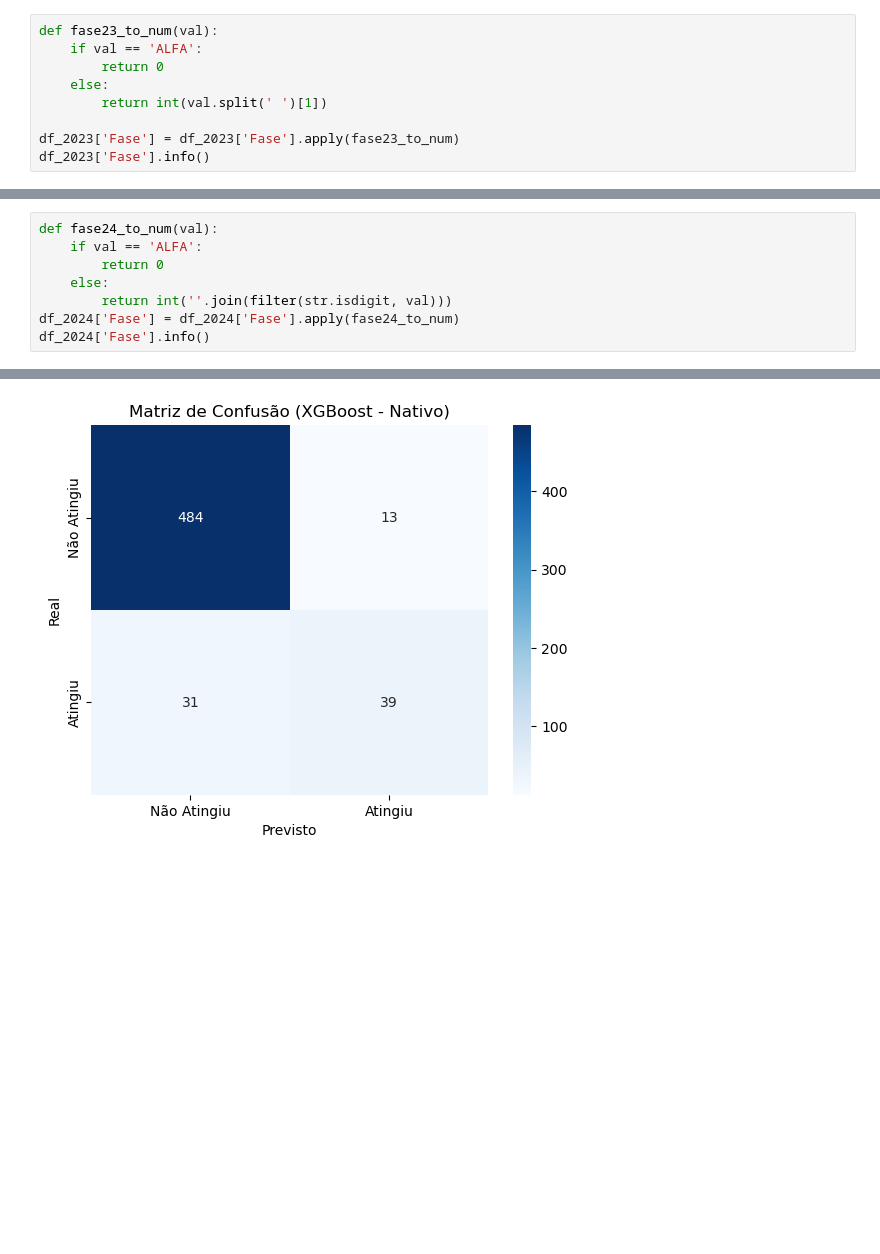
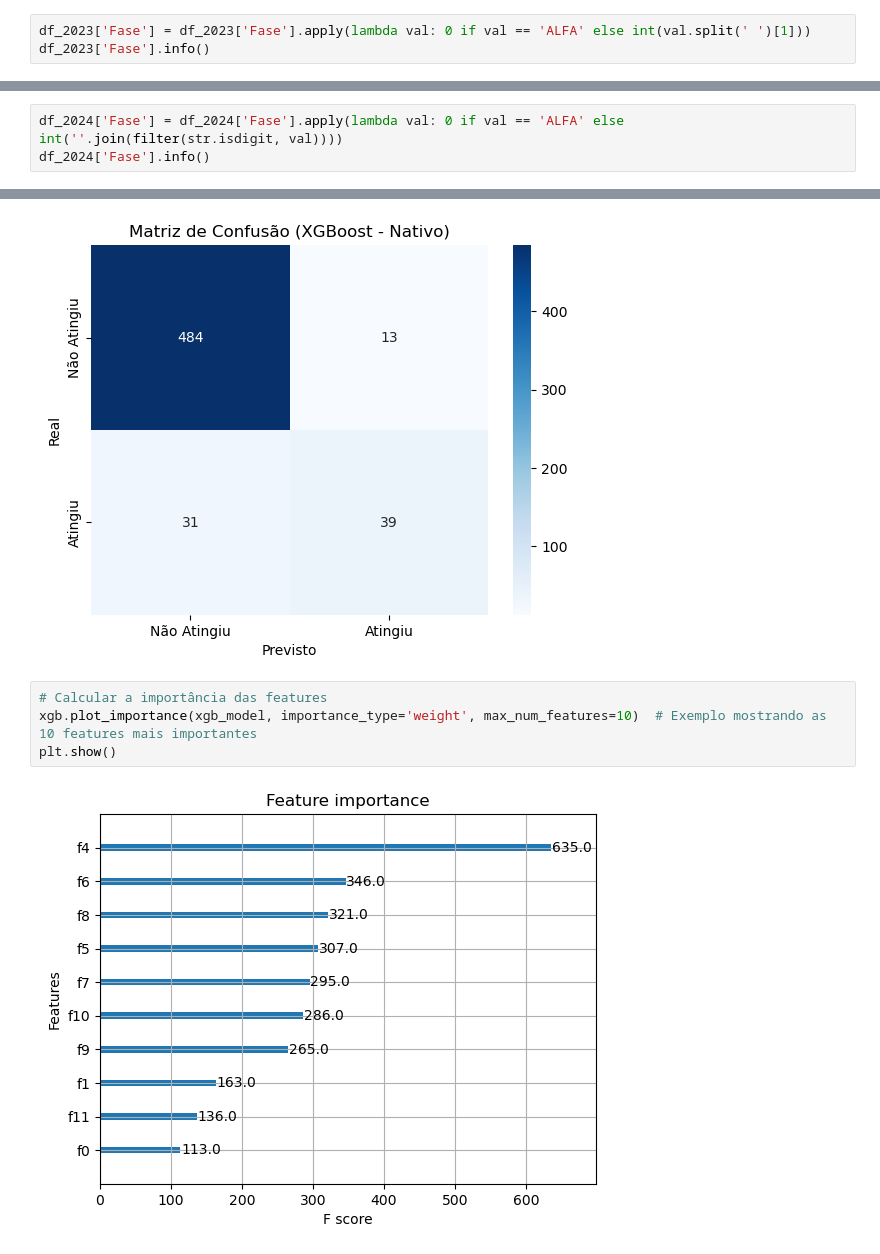
Before and after one commit to alexandreaquiles/postech-fiap-dtat-datathon-fase5, a Jupyter notebook: 5dtat_datathon_fase5.ipynb, the cells around one changed output, grey strips where cells are left out. Cells and saved outputs as stored; diff of their text form; blank space fills up the shorter version.

```diff
--- a/5dtat_datathon_fase5.ipynb
+++ b/5dtat_datathon_fase5.ipynb
@@ -602,13 +602,7 @@ memory usage: 16.3 KB
 # %% [markdown]
 ### Padronizando Fase
 # %%
-def fase23_to_num(val):
-    if val == 'ALFA':
-        return 0
-    else:
-        return int(val.split(' ')[1])
-
-df_2023['Fase'] = df_2023['Fase'].apply(fase23_to_num)
+df_2023['Fase'] = df_2023['Fase'].apply(lambda val: 0 if val == 'ALFA' else int(val.split(' ')[1]))
 df_2023['Fase'].info()
 # %% [output]
 <class 'pandas.core.series.Series'>
@@ -622,10 +629,5 @@ memory usage: 7.4 KB
 # %%
-def fase24_to_num(val):
-    if val == 'ALFA':
-        return 0
-    else:
-        return int(''.join(filter(str.isdigit, val)))
-df_2024['Fase'] = df_2024['Fase'].apply(fase24_to_num)
+df_2024['Fase'] = df_2024['Fase'].apply(lambda val: 0 if val == 'ALFA' else int(''.join(filter(str.isdigit, val))))
 df_2024['Fase'].info()
 # %% [output]
 <class 'pandas.core.series.Series'>
@@ -1012,3 +1027,9 @@ plt.title("Matriz de Confusão (XGBoost - Nativo)")
 plt.show()
 # %% [output]
 [figure]
+# %%
+# Calcular a importância das features
+xgb.plot_importance(xgb_model, importance_type='weight', max_num_features=10)  # Exemplo mostrando as 10 features mais importantes
+plt.show()
+# %% [output]
+[figure, added]
```
Also changed, not shown: parts of 7 cells of this notebook.
